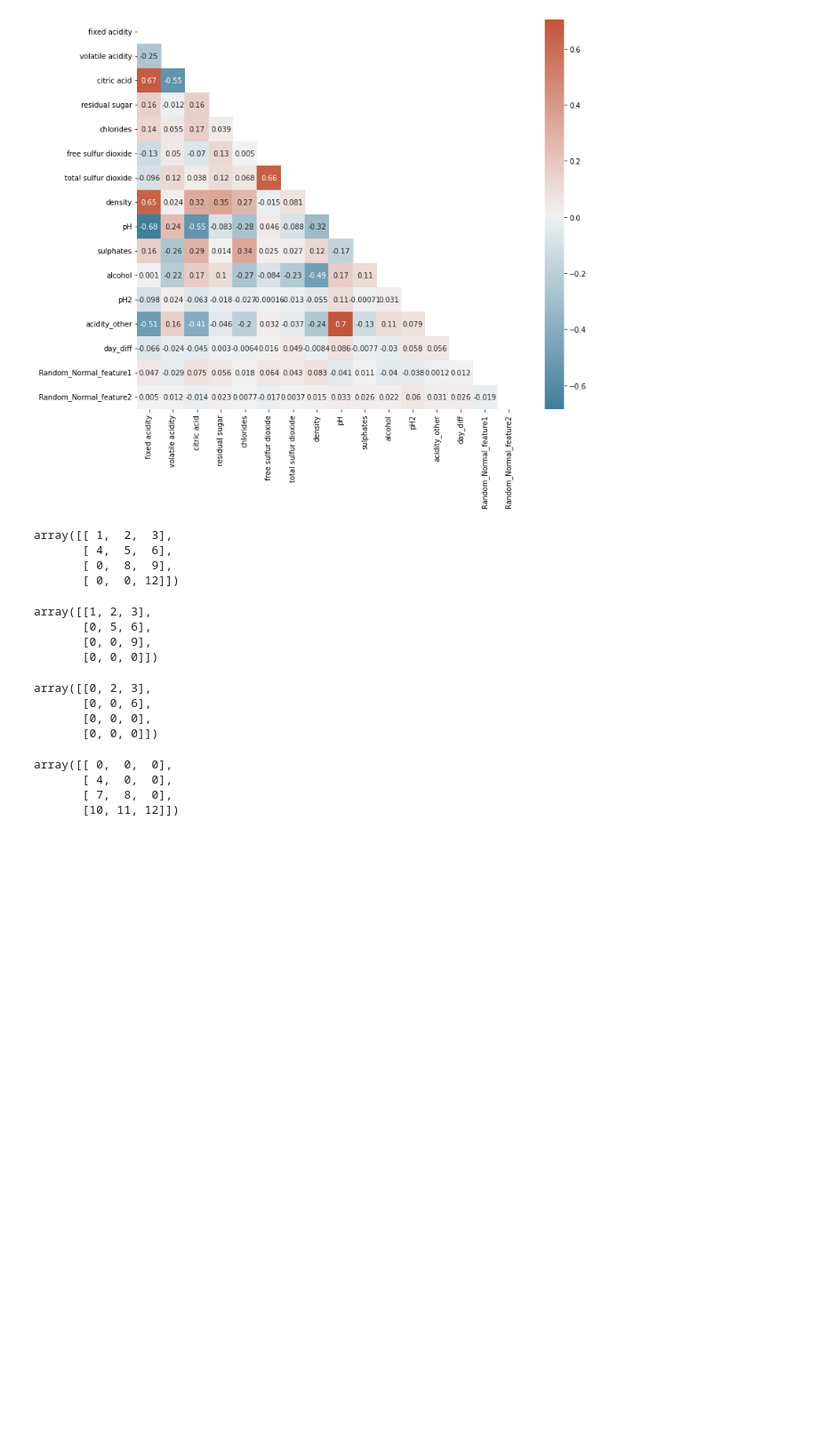
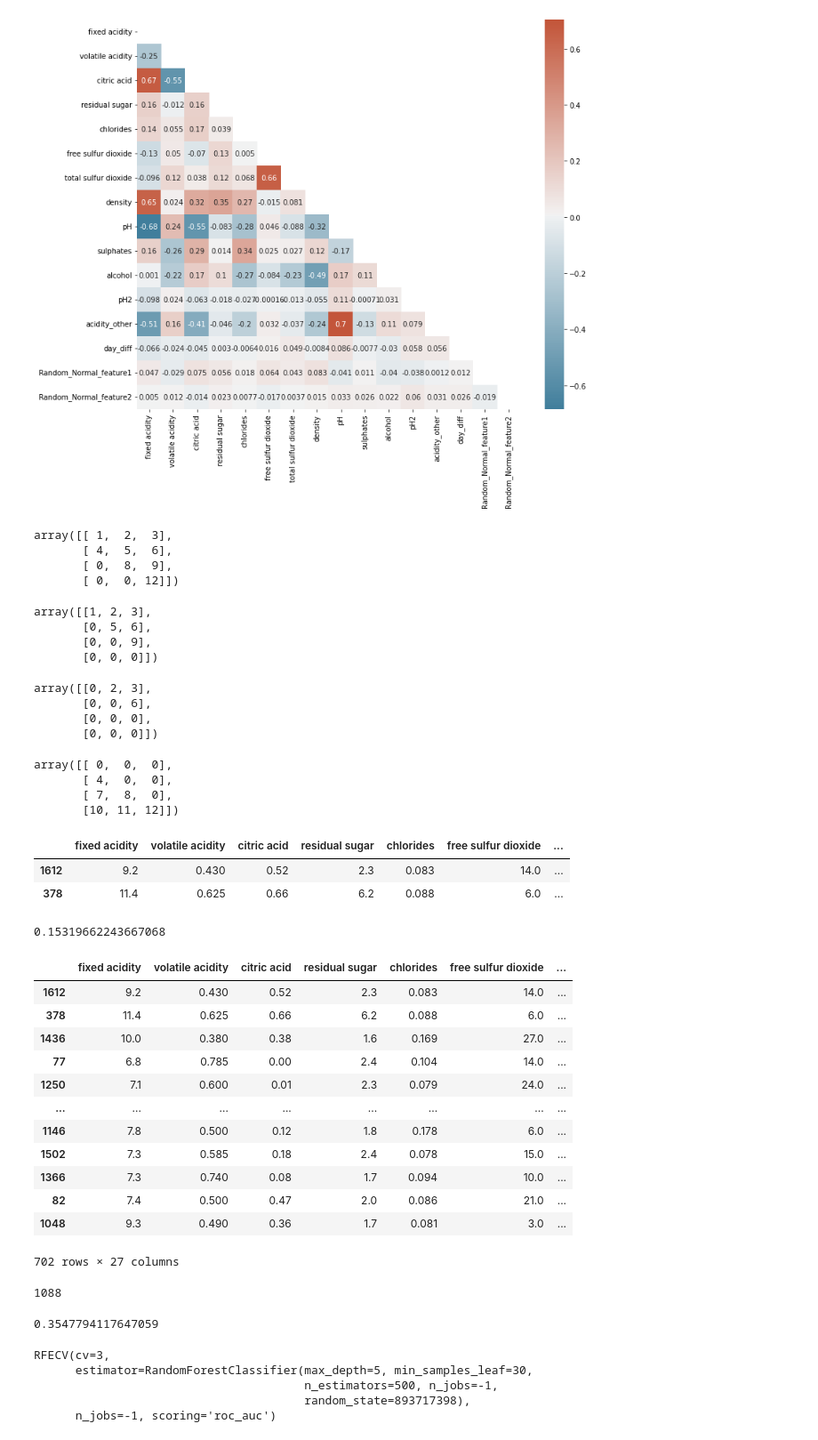
Before and after one commit to kristy25/AcademyPublic, a Jupyter notebook: Untitled0.ipynb, the cells around one changed output. Shown at 89% size. Cells and saved outputs as stored; diff of their text form; code cells hidden in the pictures; blank space fills up the shorter version.

```diff
--- a/Untitled0.ipynb
+++ b/Untitled0.ipynb
@@ -1818,3 +1800,35 @@ def one_hot_encoding(database, columns_to_OHE):
   return database
 
 train = one_hot_encoding(train, ['citric_cat'])
+# %%
+pd.set_option('display.max_columns',None)
+train.head(2)
+# %% [output]
+|  | fixed acidity | volatile acidity | citric acid | residual sugar | chlorides | free sulfur dioxide | ... |
+| 1612 | 9.2 | 0.430 | 0.52 | 2.3 | 0.083 | 14.0 | ... |
+| 378 | 11.4 | 0.625 | 0.66 | 6.2 | 0.088 | 6.0 | ... |
+# %%
+train['Y'].mean()
+# target equal to 1 only accounts for 15% of all data
+# 3 ways to enhance this:
+# 1. duplicate the data where target=1. This is called over sampling
+# 2. decrease the % of rows where target=0. This is called under sampling
+# 3. create fake observations artificially but smartly, that present a high probability of existing
+# %% [output]
+0.15319662243667068
+# %%
+train[train['Y']==0]
+# %% [output]
+|  | fixed acidity | volatile acidity | citric acid | residual sugar | chlorides | free sulfur dioxide | ... |
+| 1612 | 9.2 | 0.430 | 0.52 | 2.3 | 0.083 | 14.0 | ... |
+| 378 | 11.4 | 0.625 | 0.66 | 6.2 | 0.088 | 6.0 | ... |
+| 1436 | 10.0 | 0.380 | 0.38 | 1.6 | 0.169 | 27.0 | ... |
+| 77 | 6.8 | 0.785 | 0.00 | 2.4 | 0.104 | 14.0 | ... |
+| 1250 | 7.1 | 0.600 | 0.01 | 2.3 | 0.079 | 24.0 | ... |
+| ... | ... | ... | ... | ... | ... | ... | ... |
+| 1146 | 7.8 | 0.500 | 0.12 | 1.8 | 0.178 | 6.0 | ... |
+| 1502 | 7.3 | 0.585 | 0.18 | 2.4 | 0.078 | 15.0 | ... |
+| 1366 | 7.3 | 0.740 | 0.08 | 1.7 | 0.094 | 10.0 | ... |
+| 82 | 7.4 | 0.500 | 0.47 | 2.0 | 0.086 | 21.0 | ... |
+| 1048 | 9.3 | 0.490 | 0.36 | 1.7 | 0.081 | 3.0 | ... |
+702 rows × 27 columns
@@ -1820,0 +1856,44 @@ train = one_hot_encoding(train, ['citric_cat'])
+# %%
+len(train_smote)
+# %% [output]
+1088
+# %%
+train_smote['Y'].mean()
+# %% [output]
+0.3547794117647059
+# %%
+# RandomForestClassifier is a predictive model
+
+from sklearn.feature_selection import RFE
+from sklearn.feature_selection import RFECV
+from sklearn.ensemble import RandomForestClassifier
+
+rf_feat_selec = RandomForestClassifier(bootstrap=True, # resampling of the database for each tree
+                                       class_weight=None, #we already resampled before with SMOTE
+                                       criterion='gini', #gini or entropy, not very important
+                                       max_depth=5, #take a number between 5&8 depending of the size of the database
+                                       max_features='auto', #number of featuer selected by tree
+                                       max_leaf_nodes=None, #not important to change
+                                       min_samples_leaf=30, #Because we have a small database, 150 is good
+                                       n_estimators=500, #Number of trees
+                                       n_jobs=-1, #We take all the processors -1 that we have
+                                       random_state=893717398)
+
+rfecv_feat_selec = RFECV(estimator=rf_feat_selec,
+                         step=1,
+                         cv=3, # thus 3 lines in the graph
+                         scoring='roc_auc', # roc_auc is a scoring method, like gini; Gini=2*roc_auc-1
+                         n_jobs=-1)
+
+rfecv_feat_selec.fit(xTrain, yTrain)
+
+# RFECV: Recursive feature elimination with cross-validation, the goal is to look at how many features we should eliminate
+# cv: int, cross-validation generator or an iterable, default=None. Determines the cross-validation splitting strategy
+# The idea of cross validation is to split the dataset, within the train datasest. If cv is 3, then dataset is split into 3 parts: A,B,C. Cross validation is then with new train & test dataset being AB,C;AC,B;BC,A
+# It's different from the intial dataset split of Train, test, out of time
+# %% [output]
+RFECV(cv=3,
+      estimator=RandomForestClassifier(max_depth=5, min_samples_leaf=30,
+                                       n_estimators=500, n_jobs=-1,
+                                       random_state=893717398),
+      n_jobs=-1, scoring='roc_auc')
```
Also changed, not shown: parts of 12 cells of this notebook.
